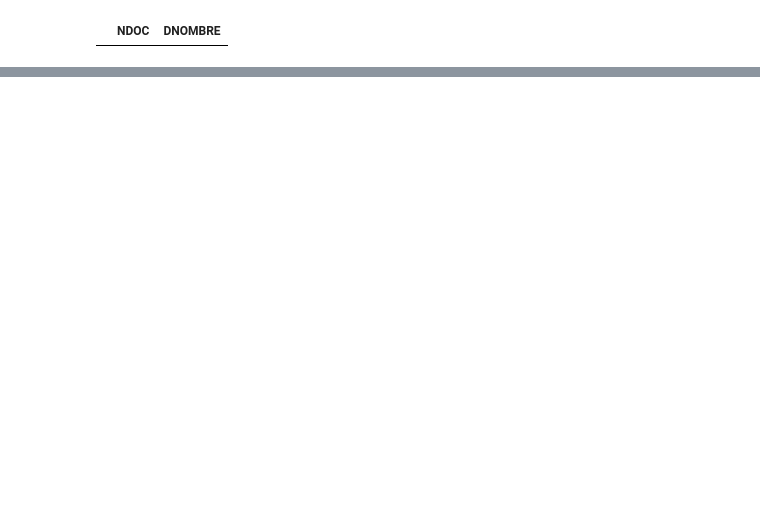
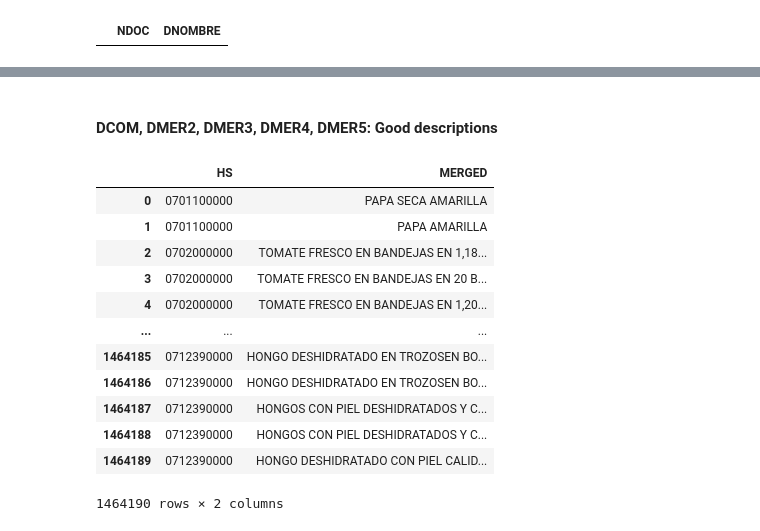
Before and after one commit to sergiopostigo/supertrade, a Jupyter notebook: exploratory_data_analysis/exports/eda_2.ipynb, the cells around one changed output, grey strips where cells are left out. Cells and saved outputs as stored; diff of their text form; code cells hidden in the pictures; blank space fills up the shorter version.

```diff
--- a/exploratory_data_analysis/exports/eda_2.ipynb
+++ b/exploratory_data_analysis/exports/eda_2.ipynb
@@ -528,0 +604,27 @@ Anonymous shipments: 9799 of 1460830 (0.007%)
+# %% [markdown]
+#### DCOM, DMER2, DMER3, DMER4, DMER5: Good descriptions
+# %%
+description = df.select('PART_NANDI', 'DCOM','DMER2','DMER3','DMER4','DMER5') \
+    .withColumn("HS", lpad(col("PART_NANDI").cast("string"), 10, "0")) \
+    .filter(col("HS").rlike(filter)) \
+    .withColumn("MERGED", concat_ws(" ", col("DCOM"), col("DMER2"), col("DMER3"), col("DMER4"), col("DMER5"))) \
+    .withColumn("MERGED", regexp_replace(col("MERGED"), "NaN", "")) \
+    .withColumn("MERGED", trim(col("MERGED"))) \
+    .select('HS', 'MERGED') \
+    .toPandas()
+# %%
+description
+# %% [output]
+|  | HS | MERGED |
+| 0 | 0701100000 | PAPA SECA AMARILLA |
+| 1 | 0701100000 | PAPA AMARILLA |
+| 2 | 0702000000 | TOMATE FRESCO EN BANDEJAS EN 1,18... |
+| 3 | 0702000000 | TOMATE FRESCO EN BANDEJAS EN 20 B... |
+| 4 | 0702000000 | TOMATE FRESCO EN BANDEJAS EN 1,20... |
+| ... | ... | ... |
+| 1464185 | 0712390000 | HONGO DESHIDRATADO EN TROZOSEN BO... |
+| 1464186 | 0712390000 | HONGO DESHIDRATADO EN TROZOSEN BO... |
+| 1464187 | 0712390000 | HONGOS CON PIEL DESHIDRATADOS Y C... |
+| 1464188 | 0712390000 | HONGOS CON PIEL DESHIDRATADOS Y C... |
+| 1464189 | 0712390000 | HONGO DESHIDRATADO CON PIEL CALID... |
+1464190 rows × 2 columns
```
Also changed, not shown: parts of 25 cells of this notebook, 5 other files.
